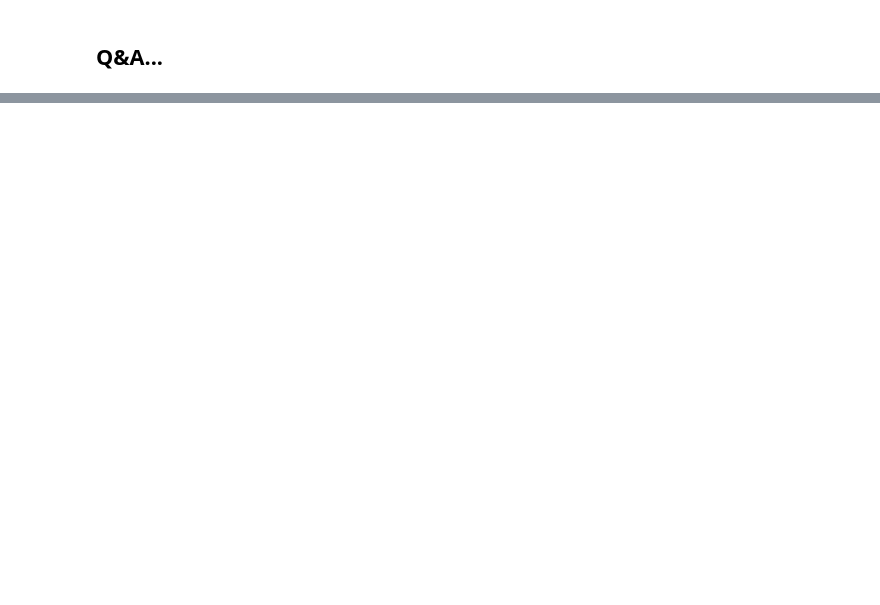
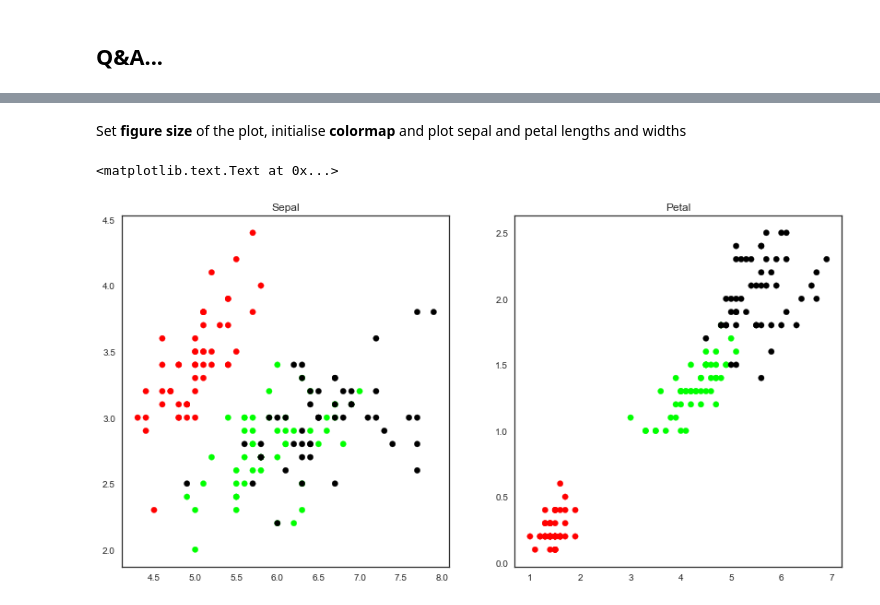
Before and after one commit to penguinpompom/SAS_afternoon_talk, a Jupyter notebook: Pandas/SAS Introduction to Python.ipynb, the cells around one changed output, grey strips where cells are left out. Saved outputs shown, nothing was run; the diff lists cells and outputs as text; code cells hidden in the pictures; blank space fills up the shorter version.

```diff
--- a/Pandas/SAS Introduction to Python.ipynb
+++ b/Pandas/SAS Introduction to Python.ipynb
@@ -450,0 +456,13 @@ $( document ).ready(code_toggle);
+# %%
+import pandas as pd
+import warnings
+warnings.filterwarnings("ignore")
+import seaborn as sns
+import matplotlib.pyplot as plt
+sns.set(style="white", color_codes=True)
+from sklearn import datasets
+from sklearn.cluster import KMeans
+import sklearn.metrics as sm
+import numpy as np
+%matplotlib inline
+dat = datasets.load_iris()
@@ -450,0 +471,8 @@ $( document ).ready(code_toggle);
+# %%
+iris_dat = pd.DataFrame(dat.data)
+iris_dat.columns = ['Sepal_Length','Sepal_Width','Petal_Length','Petal_Width']
+species = pd.DataFrame(dat.target_names)
+species.columns = ["Species"]
+target = pd.DataFrame(dat.target)
+target.columns = ['Targets']
+iris = pd.concat([iris_dat,target],axis=1)
@@ -450,0 +490,16 @@ $( document ).ready(code_toggle);
+# %% [markdown]
+Set **figure size** of the plot, initialise **colormap** and plot sepal and petal lengths and widths
+# %%
+plt.figure(figsize=(14,7))
+colormap = np.array(['red', 'lime', 'black'])
+
+plt.subplot(1, 2, 1)
+plt.scatter(iris.Sepal_Length, iris.Sepal_Width, c=colormap[target.Targets], s=40)
+plt.title('Sepal')
+
+plt.subplot(1, 2, 2)
+plt.scatter(iris.Petal_Length, iris.Petal_Width, c=colormap[target.Targets], s=40)
+plt.title('Petal')
+# %% [output]
+<matplotlib.text.Text at 0x...>
+[figure, added]
```
Also changed, not shown: parts of 29 cells of this notebook.
